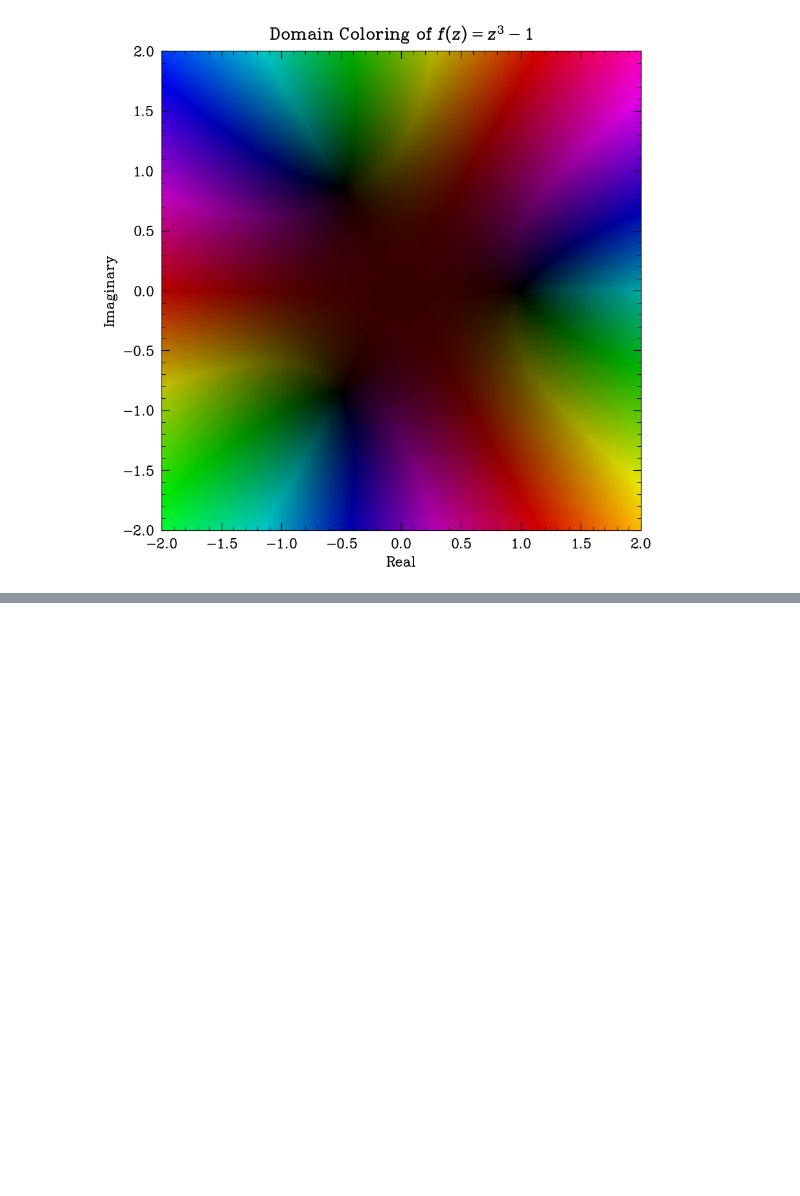
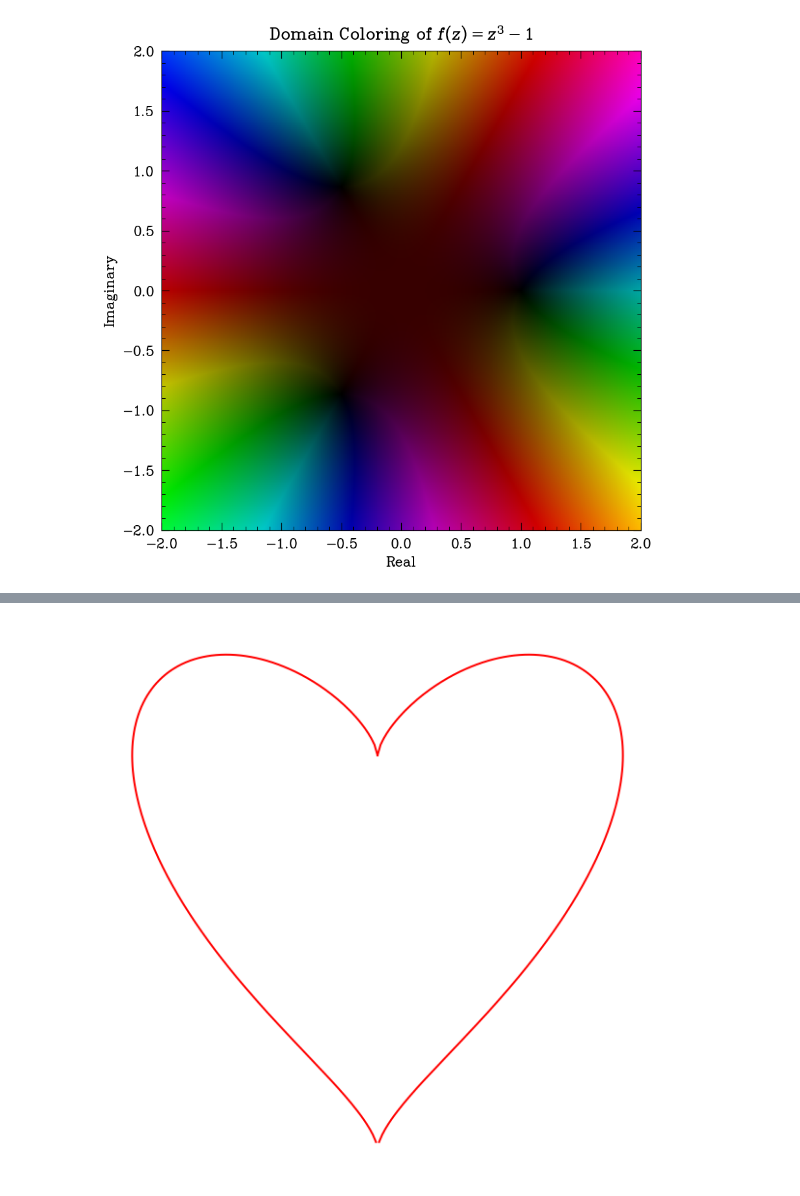
Before and after one commit to catastropiyush/coursework-notebooks, a Jupyter notebook: Numerical_methods_class.ipynb, the cells around one changed output, grey strips where cells are left out. Saved outputs shown, nothing was run; the diff lists cells and outputs as text; code cells hidden in the pictures; blank space fills up the shorter version.

```diff
--- a/Numerical_methods_class.ipynb
+++ b/Numerical_methods_class.ipynb
@@ -1198,0 +1250,16 @@ domain_coloring(f)
+# %%
+def cardioid_flat():
+    t = np.linspace(0, np.pi, 500)
+    x = np.sin(2*t)
+    y = np.cos(2*t) + np.power(x, 2/3)
+    plt.plot(x, y, color='r')
+    plt.plot(-x, y, c='r')
+    plt.axis('off')
+    plt.savefig('heart-flat.png')
+    plt.show()
+
+
+if __name__ == '__main__':
+    cardioid_flat() # darw a flat cardioid
+# %% [output]
+[figure, added]
```
Also changed, not shown: parts of 2 cells of this notebook.
